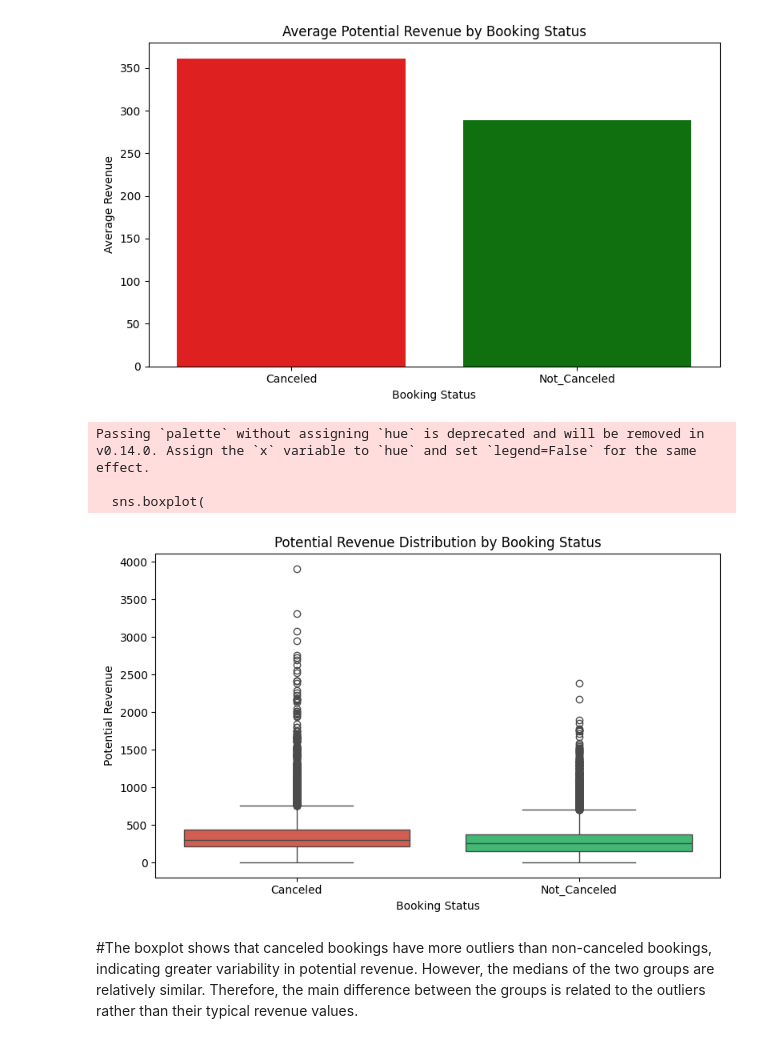
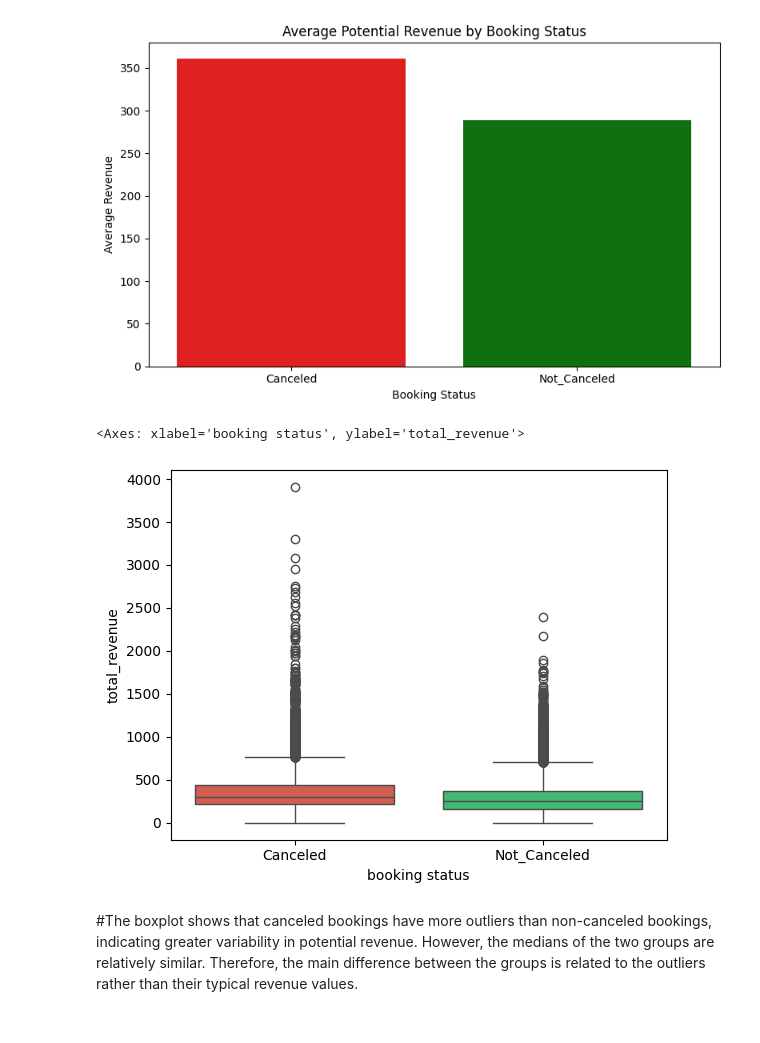
Before and after one commit to Ali13fffff/hotel-booking-cancellation-analysis, a Jupyter notebook: hotel_booking_cancellation_analysis.ipynb, the cells around one changed output. Cells and saved outputs as stored; diff of their text form; code cells hidden in the pictures.

```diff
--- a/hotel_booking_cancellation_analysis.ipynb
+++ b/hotel_booking_cancellation_analysis.ipynb
@@ -155,29 +156,23 @@ plt.show()
 # %% [output]
 [figure]
 # %%
-plt.figure(figsize=(8, 5))
 
 sns.boxplot(
     data=df,
     x="booking status",
     y="total_revenue",
+    hue="booking status",
     order=["Canceled", "Not_Canceled"],
+    hue_order=["Canceled", "Not_Canceled"],
     palette={
         "Canceled": "#e74c3c",
         "Not_Canceled": "#2ecc71"
-    }
+    },
+    legend=False
 )
-
-plt.title("Potential Revenue Distribution by Booking Status")
-plt.xlabel("Booking Status")
-plt.ylabel("Potential Revenue")
-plt.tight_layout()
-plt.show()
 # %% [output]
-Passing `palette` without assigning `hue` is deprecated and will be removed in v0.14.0. Assign the `x` variable to `hue` and set `legend=False` for the same effect.
-
-  sns.boxplot(
+<Axes: xlabel='booking status', ylabel='total_revenue'>
-[figure, old version]
+[figure, new version]
 # %% [markdown]
 #The boxplot shows that canceled bookings have more outliers than non-canceled bookings, indicating greater variability in potential revenue. However, the medians of the two groups are relatively similar. Therefore, the main difference between the groups is related to the outliers rather than their typical revenue values.
 # %% [markdown]
```
Also changed, not shown: parts of 3 cells of this notebook.
